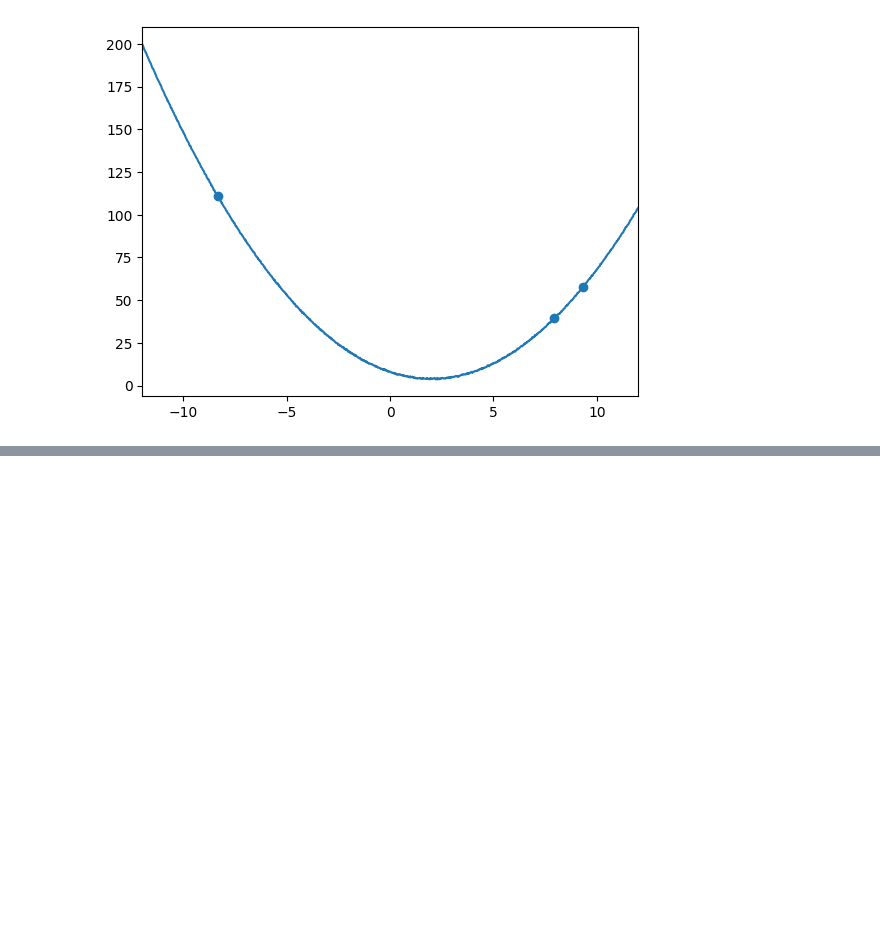
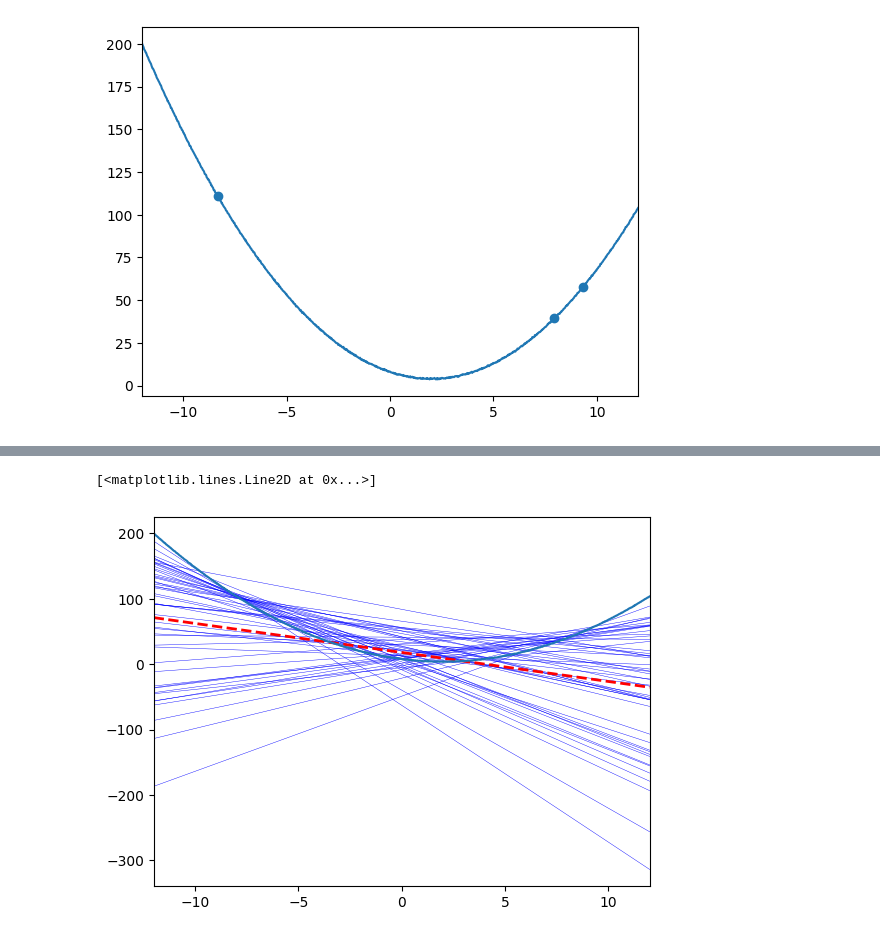
Before and after one commit to Bapi2X22/Data_Science_Assignment, a Jupyter notebook: My_Code.ipynb, the cells around one changed output, grey strips where cells are left out. Saved outputs shown, nothing was run; the diff lists cells and outputs as text; code cells hidden in the pictures; blank space fills up the shorter version.

```diff
--- a/My_Code.ipynb
+++ b/My_Code.ipynb
@@ -52,0 +142,28 @@ plt.plot(x,fnc(x,1000))
+# %%
+from scipy.optimize import minimize
+
+n_dataset = 50
+a_list = []
+b_list = []
+for i in range(n_dataset):
+    xl = np.random.uniform(-10,10,3)
+    yl = fnc(xl,3)
+    def mse(params):
+        a,b = params
+        return np.sum((yl-((a*xl)+b))**2)/3
+    initial_guess = [0, 0]
+    result = minimize(mse, initial_guess)
+    a_opt = result.x[0]
+    b_opt = result.x[1]
+    a_list.append(a_opt)
+    b_list.append(b_opt)
+    plt.xlim(-12,12)
+    plt.plot(x,(a_opt*x+b_opt),c='b',lw=0.3)
+a = np.mean(a_list)
+b = np.mean(b_list)
+plt.xlim(-12,12)
+plt.plot(x,(a*x+b),ls = '--',c='r',lw=2)
+plt.plot(x,fnc(x,1000))
+# %% [output]
+[<matplotlib.lines.Line2D at 0x...>]
+[figure, added]
```
Also changed, not shown: parts of 7 cells of this notebook, 1 other file.
